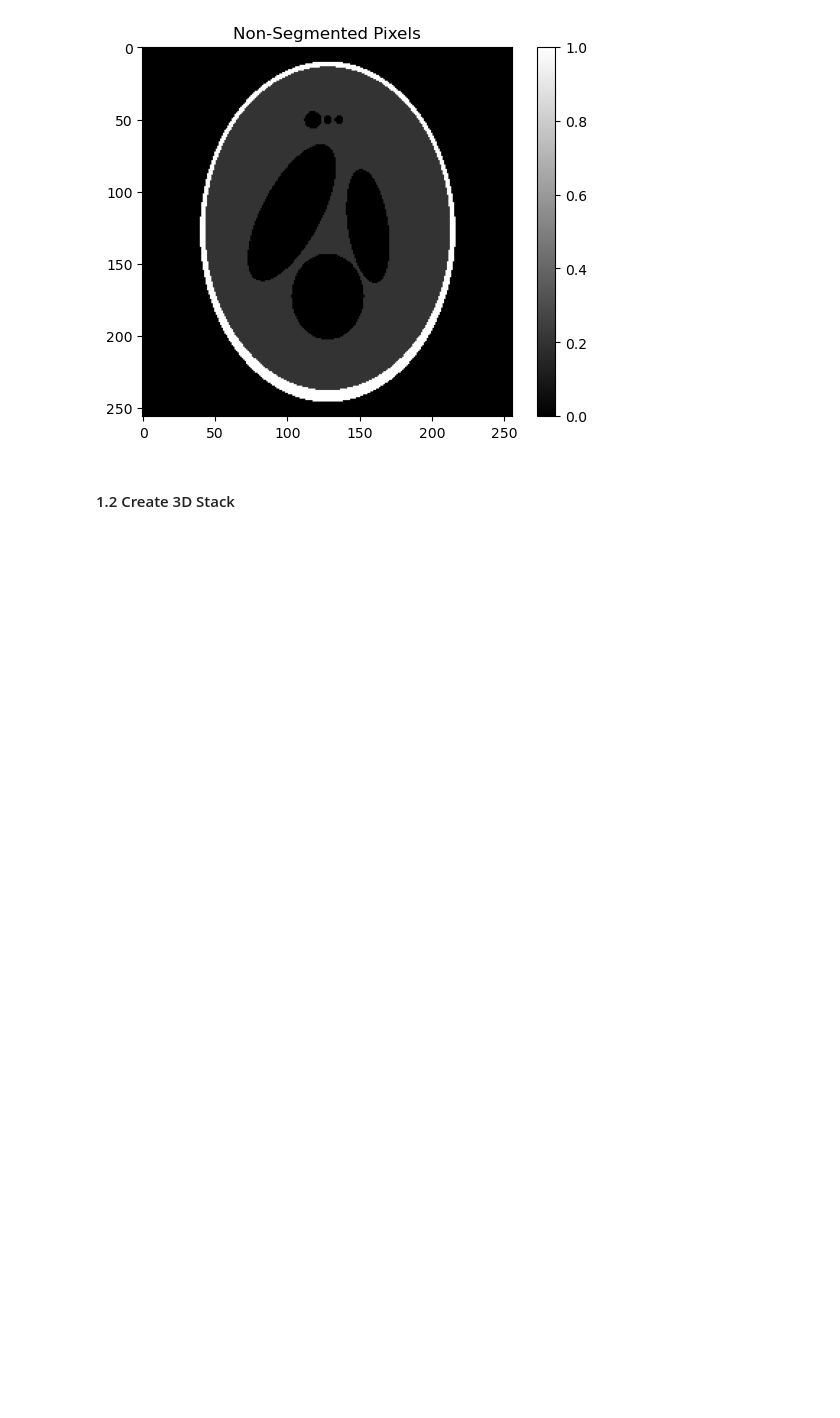
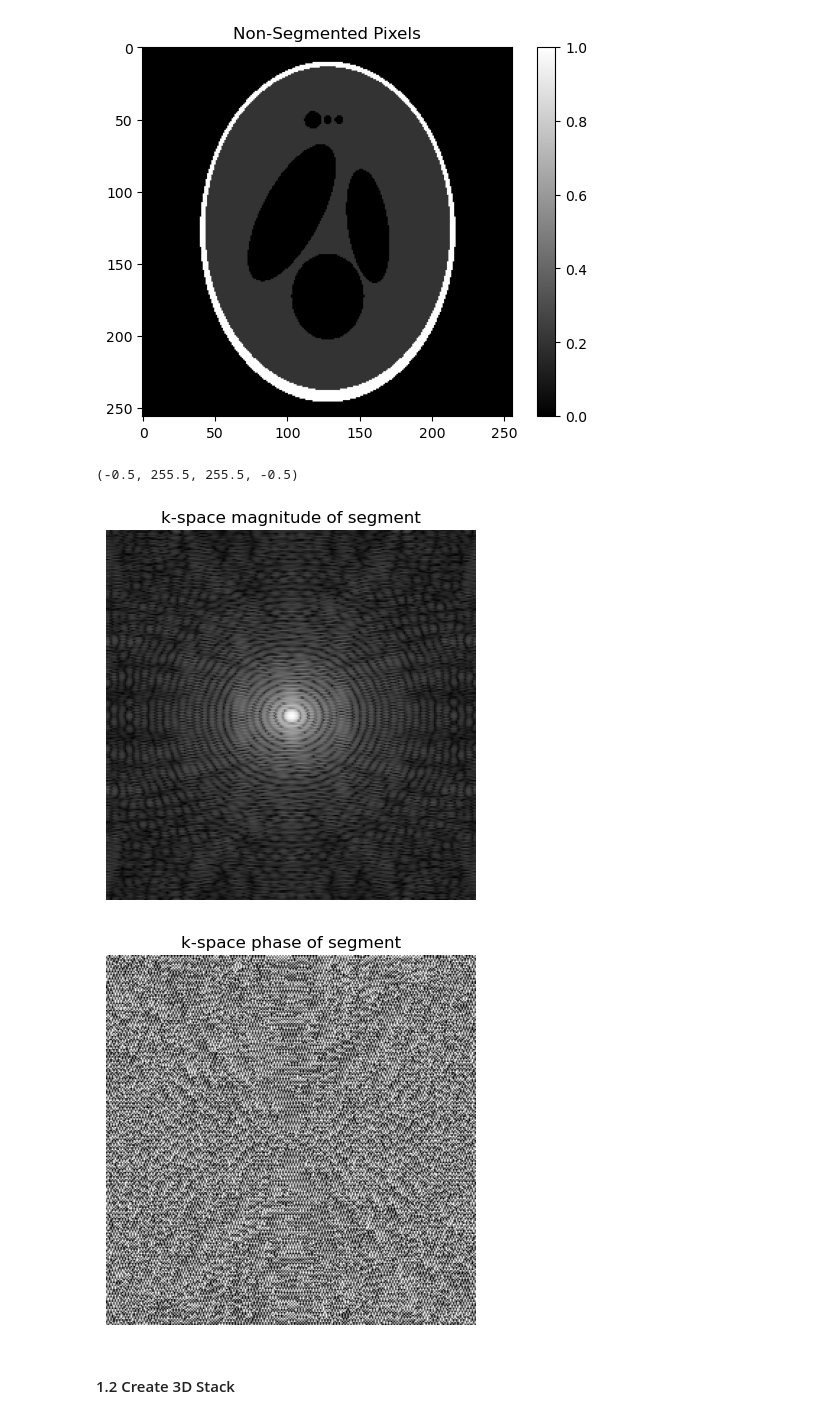
Before and after one commit to ellieYD/MRI_Flow_Motion_Correction, a Jupyter notebook: PhantomSimulation_FlowMotion.ipynb, the cells around one changed output. Drawn from its saved outputs; the diff is of its cells as text; code cells hidden in the pictures; blank space fills up the shorter version.

```diff
--- a/PhantomSimulation_FlowMotion.ipynb
+++ b/PhantomSimulation_FlowMotion.ipynb
@@ -83,6 +83,24 @@ colorbar = plt.colorbar()
 # %% [output]
 [figure]
 [figure]
+# %%
+kspace_segmented_img = np.fft.fftshift(np.fft.fft2(segmented_img))
+kspace_segmented_img_mag = np.log(np.abs(kspace_segmented_img) + 1)
+kspace_segmented_img_phase = np.angle(kspace_segmented_img)
+
+plt.figure()
+plt.imshow(kspace_segmented_img_mag, cmap='gray')
+plt.title("k-space magnitude of segment")
+plt.axis('Off')
+
+plt.figure()
+plt.imshow(kspace_segmented_img_phase, cmap='gray')
+plt.title("k-space phase of segment")
+plt.axis('Off')
+# %% [output]
+(-0.5, 255.5, 255.5, -0.5)
+[figure, added]
+[figure, added]
 # %% [markdown]
 #### 1.2 Create 3D Stack
 # %% [markdown]
```
Also changed, not shown: parts of 9 cells of this notebook.
